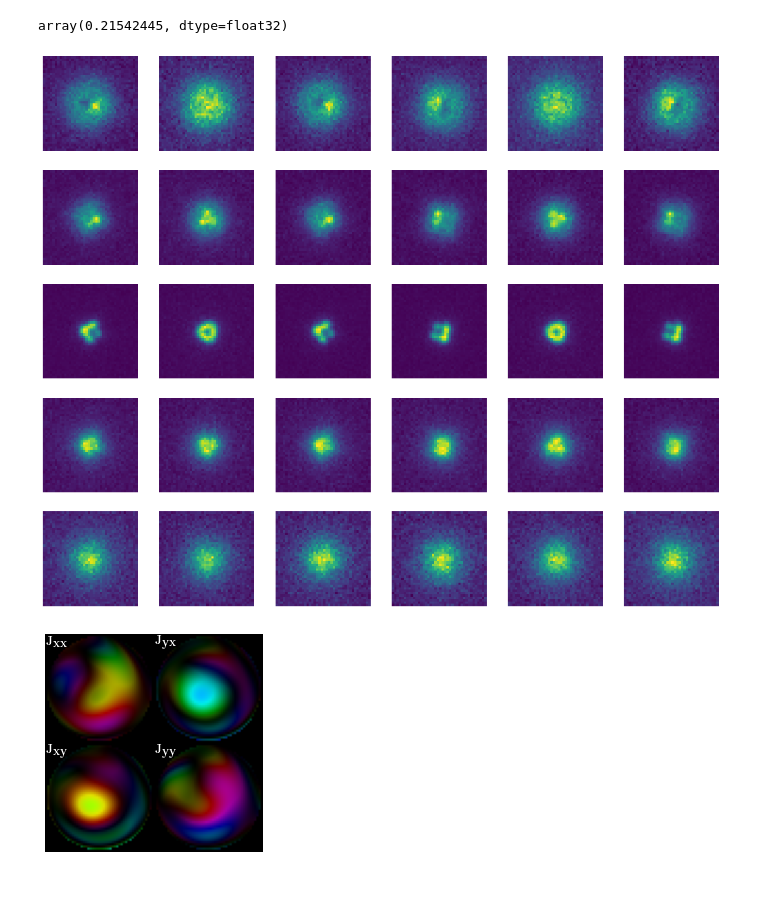
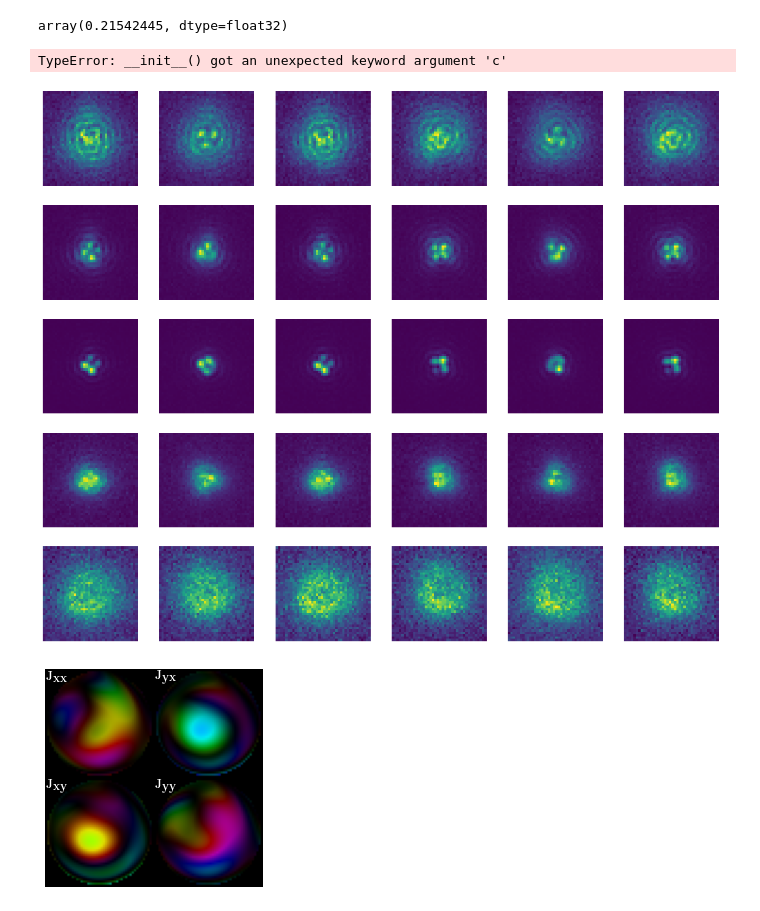
Before and after one commit to rodguti90/pyPSFstack, a Jupyter notebook: retrieval_exp_stack.ipynb, the cells around one changed output. Cells and saved outputs as stored; diff of their text form; code cells hidden in the pictures.

```diff
--- a/retrieval_exp_stack.ipynb
+++ b/retrieval_exp_stack.ipynb
@@ -195,9 +196,9 @@ array([], dtype=float64)
 # %%
 torch_blurr2d = torch2DBlurring(radius=radius/wavelength,**params['pupil'],opt_radius=True)
 params['aberrations'] = {}
-params['aberrations']['jmax_list'] = [6]*4+[15]
-model, loss_evol = find_exp_pupil(exp_stack, params, lr=0.2e-2, n_epochs=250,
-    loss_fn=loss_sumsquared, abe=True, seo=True, opt_delta=True, opt_def=True, opt_a=True, blurring=torch_blurr2d)
+params['aberrations']['jmax_list'] = [1]+3*[15]+[15]
+model, loss_evol = find_exp_pupil(exp_stack, params, lr=3e-2, n_epochs=80,
+    loss_fn=loss_loglikelihood, abe=True, seo=True, opt_delta=False, opt_def=False, opt_a=True)
 plt.plot(loss_evol)
 # plt.gca().set_yscale('log')
 # %% [output]
@@ -227,9 +249,9 @@ ret_pupil_params
 # %%
 ret_pupil_params = get_pupils_param_dict(model)
 ret_seo = wdws.SEO(**params['pupil'],
+     **ret_pupil_params['pupil1'])
+abe = UnitaryAberrations(**params['pupil'],
      **ret_pupil_params['pupil2'])
-abe = UnitaryAberrations(**params['pupil'],
-     **ret_pupil_params['pupil3'])
 plot_jones(ret_seo.get_pupil_array())
 plot_jones(abe.get_pupil_array())
 # %% [output]
@@ -238,8 +259,0 @@ plot_jones(abe.get_pupil_array())
-# %%
-ret_pupil_params = get_pupils_param_dict(model)
-ret_seo = wdws.SEO(**params['pupil'],
-     **ret_pupil_params['pupil2'])
-abe = UnitaryAberrations(**params['pupil'],
-     **ret_pupil_params['pupil3'])
-plot_jones(ret_seo.get_pupil_array())
-plot_jones(abe.get_pupil_array())
@@ -253,29 +264,37 @@ array(0.21542445, dtype=float32)
 # %%
 pup_seq = [srcs.DipoleInterfaceSource(**params['pupil'], **ret_pupil_params['pupil0']),
      wdws.Defocus(**params['pupil'], **ret_pupil_params['pupil1']),
-     ret_seo]
-blur_ret = SABlurring(radius=ret_pupil_params['blurring']['radius'],**params['pupil'])
-psfs_ret = PSFStack(pup_seq , zdiversity=zdiv, pdiversity=pdiv, blurring=blur_ret)
+      ret_seo, abe]
+# blur_ret = SABlurring(radius=ret_pupil_params['blurring']['radius'],**params['pupil'])
+psfs_ret = PSFStack(pup_seq , zdiversity=zdiv, pdiversity=pdiv)#, blurring=blur_ret)
 psfs_ret.compute_psf_stack(orientation=[0,0,0], N_trim=40)
 ret_stack = psfs_ret.psf_stack
+# %% [output]
+TypeError: __init__() got an unexpected keyword argument 'c'
+# %%
+pup_seq = [srcs.DipoleInterfaceSource(**params['pupil'], **params['source']),
+       ret_seo, abe]
+zdivs = ZDiversity(z_list=params['zdiversity']['z_list']+np.mean(model.defocuses.state_dict()['delta_zs'].detach().numpy(), axis=-1), **params['pupil'])
+psfs_ret = PSFStack(pup_seq , zdiversity=zdiv, pdiversity=pdiv)
+psfs_ret.compute_psf_stack(orientation=[0,0,0], N_trim=40)
+ret_stack = psfs_ret.psf_stack
 # %%
-ret_stack = psfs_ret.model_experimental_stack(bckgd_photons=30,N_photons=40000,noise=True)
+ret_stack = psfs_ret.model_experimental_stack(bckgd_photons=10,N_photons=40000,noise=True)
 zdiv_mid_ind = 6
 zdiv_mid_ind = 6
-bead_n = 0
-delz=4
+delz=3
 plist=[0,1,2,9,10,11]
 fig, axs = plt.subplots(5,len(plist),figsize=(3*len(plist),3*5))
 for ind,pind in enumerate(plist):
     axs[0,ind].imshow(ret_stack[...,0,pind])
     axs[1,ind].imshow(ret_stack[...,zdiv_mid_ind-delz,pind])
     axs[2,ind].imshow(ret_stack[...,zdiv_mid_ind,pind])
     axs[3,ind].imshow(ret_stack[...,zdiv_mid_ind+delz,pind])
     axs[4,ind].imshow(ret_stack[...,-1,pind])
 for ax in axs.ravel():
     ax.set_axis_off()
 # %% [output]
-[figure, old version]
+[figure, new version]
 # %%
 zdiv_mid_ind = 7
 npol=9
```
Also changed, not shown: parts of 18 cells of this notebook.
